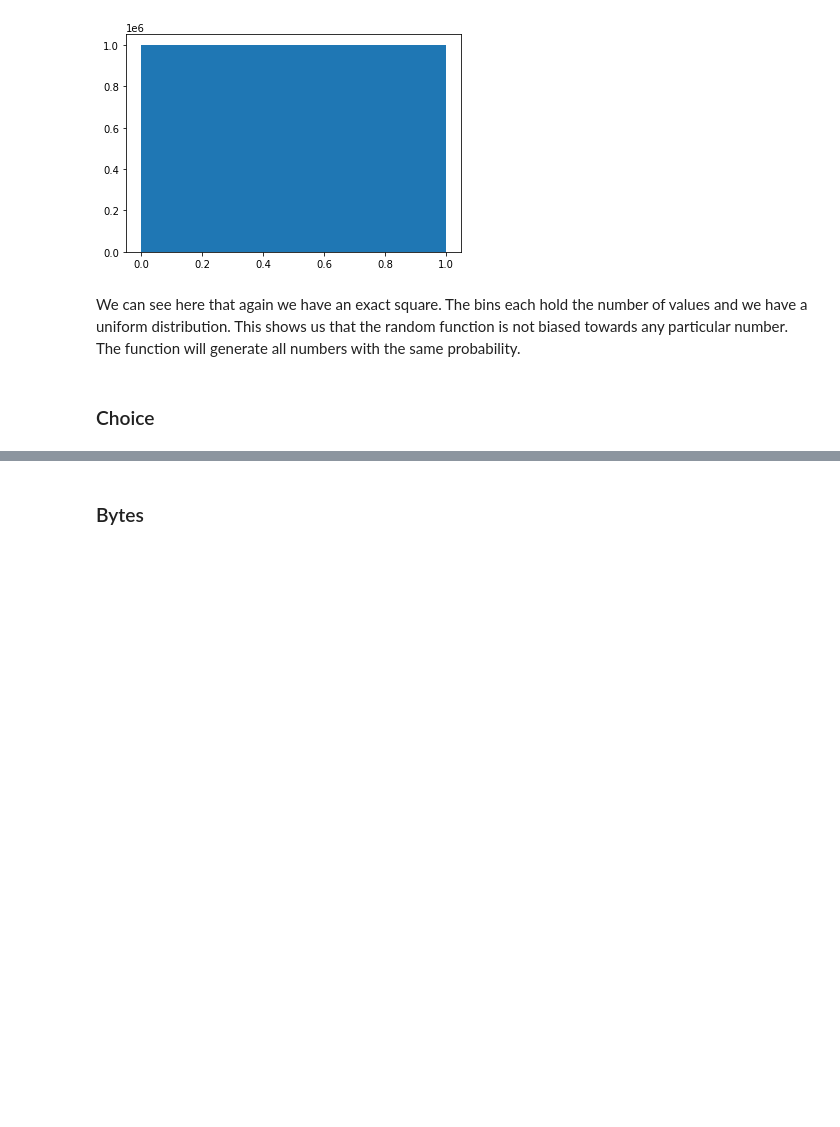
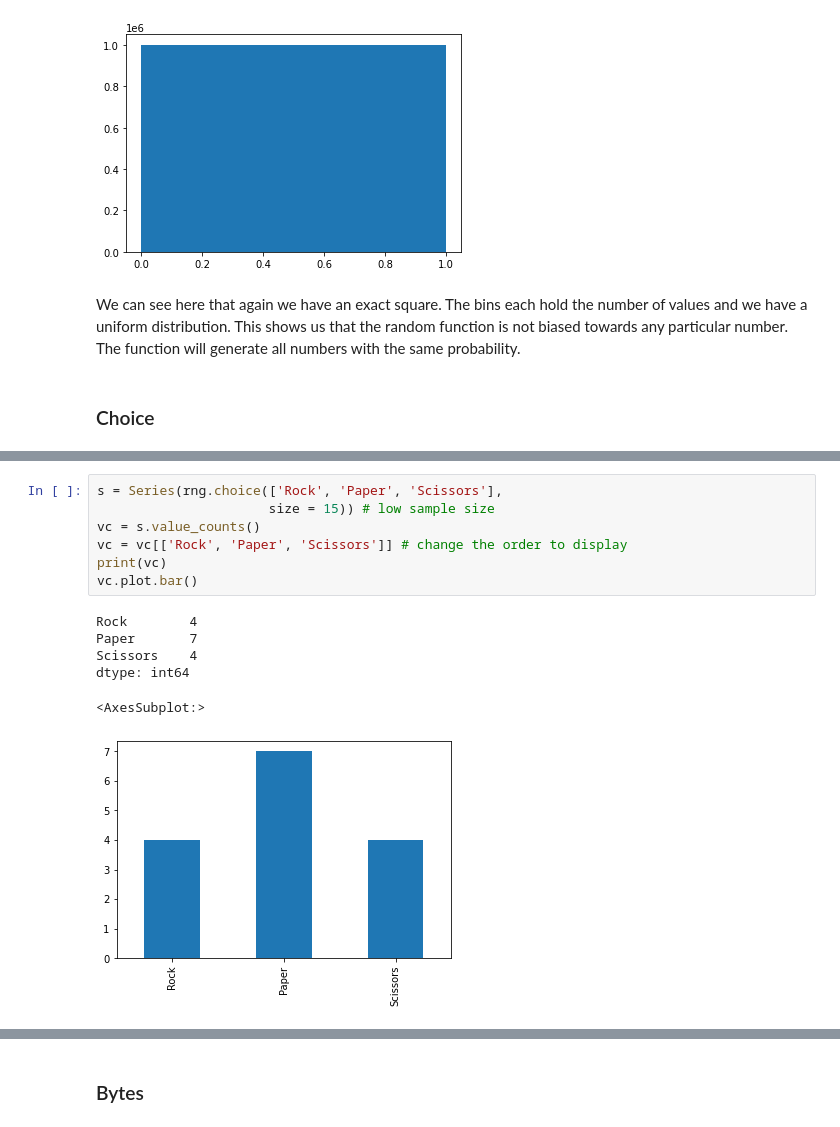
Before and after one commit to Cormac88/the-numpy.random-package, a Jupyter notebook: numpy.random.ipynb, the cells around one changed output, grey strips where cells are left out. Cells and saved outputs as stored; diff of their text form; blank space fills up the shorter version.

```diff
--- a/numpy.random.ipynb
+++ b/numpy.random.ipynb
@@ -527,0 +556,14 @@ array(['pooh', 'pooh', 'pooh', 'pooh', 'pooh'], dtype='<U11')
+# %%
+s = Series(rng.choice(['Rock', 'Paper', 'Scissors'],
+                      size = 15)) # low sample size
+vc = s.value_counts()
+vc = vc[['Rock', 'Paper', 'Scissors']] # change the order to display
+print(vc)
+vc.plot.bar()
+# %% [output]
+Rock        4
+Paper       7
+Scissors    4
+dtype: int64
+<AxesSubplot:>
+[figure, added]
```
Also changed, not shown: parts of 58 cells of this notebook.
